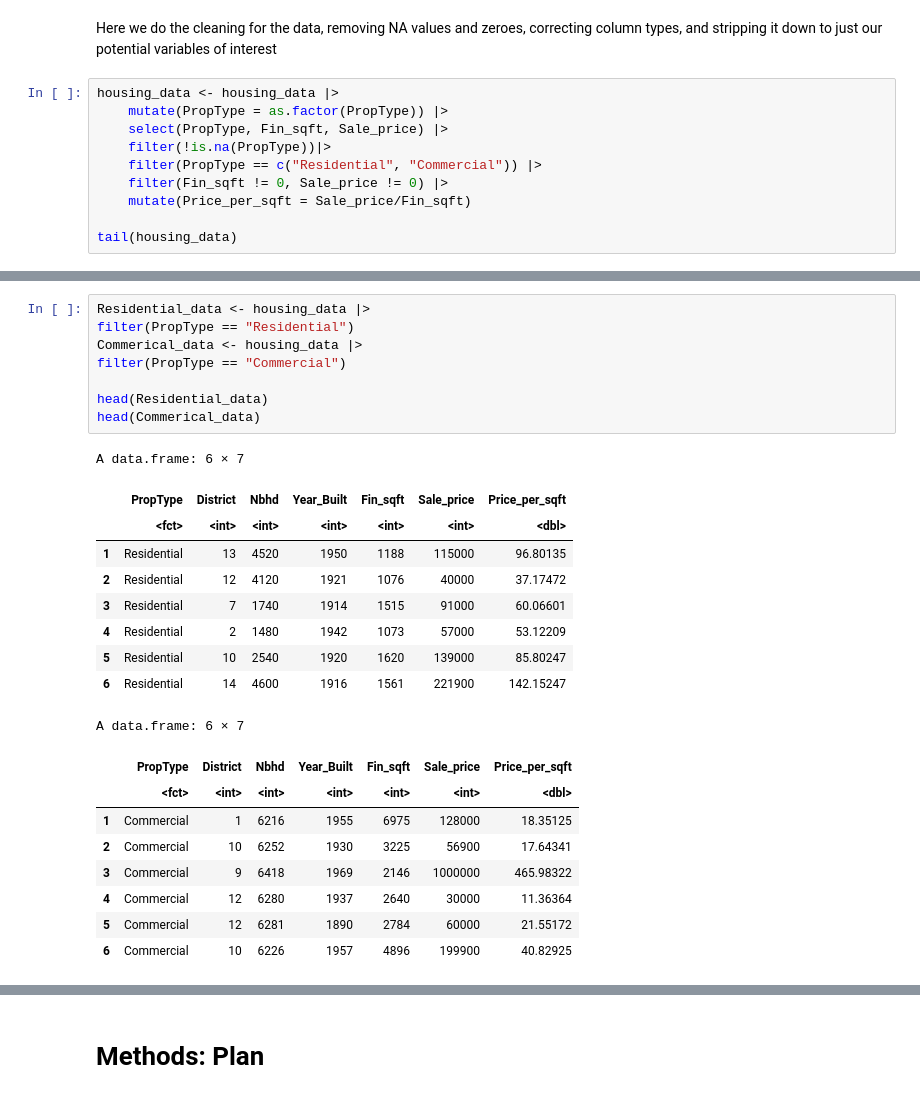
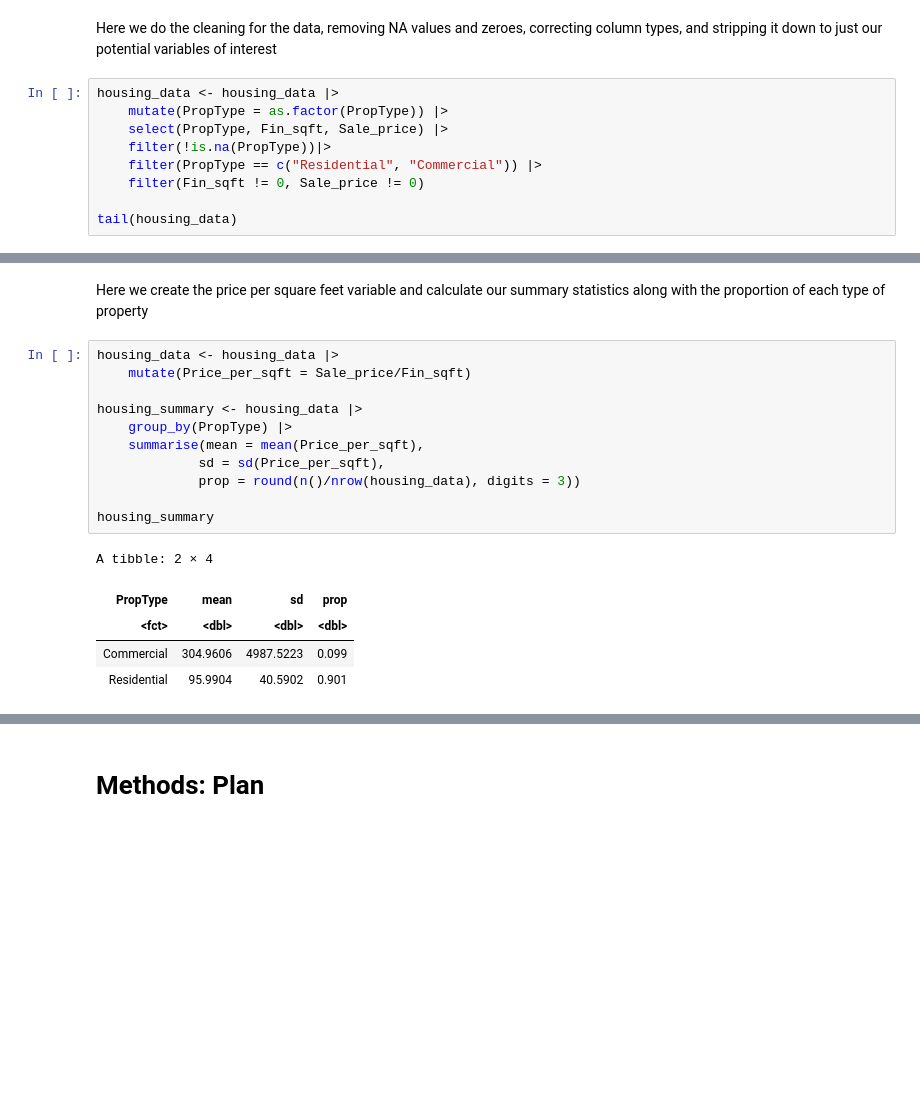
Before and after one commit to mhuang306/STAT-201-proj, a Jupyter notebook: Project Proposal.ipynb, the cells around one changed output, grey strips where cells are left out. Drawn from its saved outputs; the diff is of its cells as text; blank space fills up the shorter version.

```diff
--- a/Project Proposal.ipynb
+++ b/Project Proposal.ipynb
@@ -63,8 +55,7 @@ housing_data <- housing_data |>
     select(PropType, Fin_sqft, Sale_price) |>
     filter(!is.na(PropType))|>
     filter(PropType == c("Residential", "Commercial")) |>
-    filter(Fin_sqft != 0, Sale_price != 0) |>
-    mutate(Price_per_sqft = Sale_price/Fin_sqft)
+    filter(Fin_sqft != 0, Sale_price != 0)
 
 tail(housing_data)
 # %% [output]
@@ -99,27 +90,19 @@ prop_type_bar
+# %% [markdown]
+Here we create the price per square feet variable and calculate our summary statistics along with the proportion of each type of property
 # %%
-Residential_data <- housing_data |>
-filter(PropType == "Residential")
-Commerical_data <- housing_data |>
-filter(PropType == "Commercial")
+housing_data <- housing_data |>
+    mutate(Price_per_sqft = Sale_price/Fin_sqft)
 
-head(Residential_data)
-head(Commerical_data)
+housing_summary <- housing_data |>
+    group_by(PropType) |>
+    summarise(mean = mean(Price_per_sqft),
+             sd = sd(Price_per_sqft),
+             prop = round(n()/nrow(housing_data), digits = 3))
+
+housing_summary
 # %% [output]
-A data.frame: 6 × 7
+A tibble: 2 × 4
-|  | PropType | District | Nbhd | Year_Built | Fin_sqft | Sale_price | Price_per_sqft |
-|  | <fct> | <int> | <int> | <int> | <int> | <int> | <dbl> |
-| 1 | Residential | 13 | 4520 | 1950 | 1188 | 115000 | 96.80135 |
-| 2 | Residential | 12 | 4120 | 1921 | 1076 | 40000 | 37.17472 |
-| 3 | Residential | 7 | 1740 | 1914 | 1515 | 91000 | 60.06601 |
-| 4 | Residential | 2 | 1480 | 1942 | 1073 | 57000 | 53.12209 |
-| 5 | Residential | 10 | 2540 | 1920 | 1620 | 139000 | 85.80247 |
-| 6 | Residential | 14 | 4600 | 1916 | 1561 | 221900 | 142.15247 |
+| PropType | mean | sd | prop |
+| <fct> | <dbl> | <dbl> | <dbl> |
+| Commercial | 304.9606 | 4987.5223 | 0.099 |
+| Residential | 95.9904 | 40.5902 | 0.901 |
-A data.frame: 6 × 7
-|  | PropType | District | Nbhd | Year_Built | Fin_sqft | Sale_price | Price_per_sqft |
-|  | <fct> | <int> | <int> | <int> | <int> | <int> | <dbl> |
-| 1 | Commercial | 1 | 6216 | 1955 | 6975 | 128000 | 18.35125 |
-| 2 | Commercial | 10 | 6252 | 1930 | 3225 | 56900 | 17.64341 |
-| 3 | Commercial | 9 | 6418 | 1969 | 2146 | 1000000 | 465.98322 |
-| 4 | Commercial | 12 | 6280 | 1937 | 2640 | 30000 | 11.36364 |
-| 5 | Commercial | 12 | 6281 | 1890 | 2784 | 60000 | 21.55172 |
-| 6 | Commercial | 10 | 6226 | 1957 | 4896 | 199900 | 40.82925 |
```
Also changed, not shown: parts of 12 cells of this notebook.
